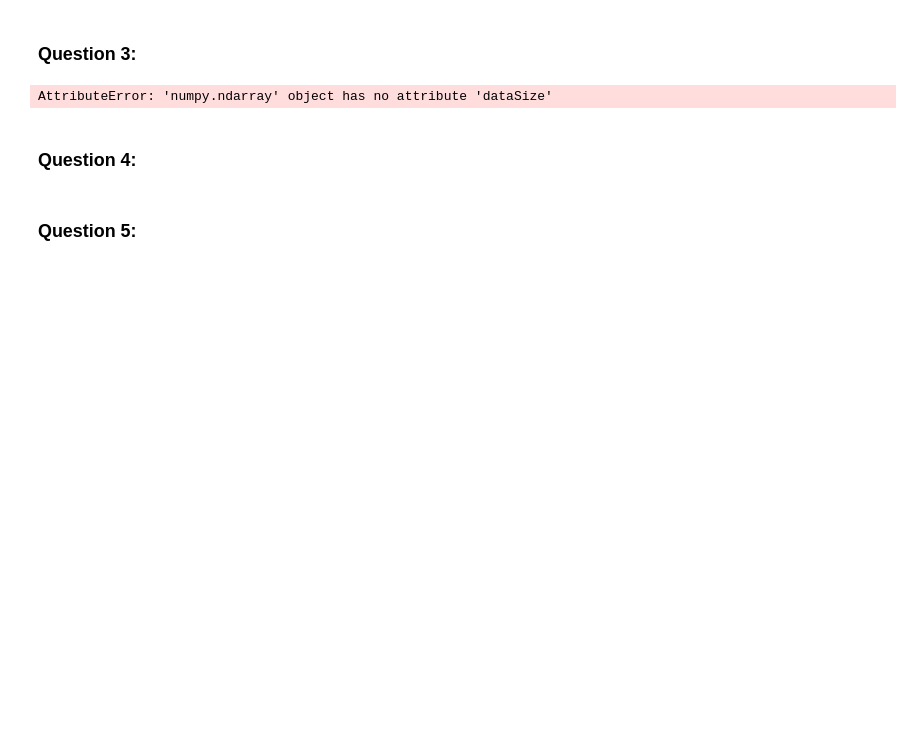
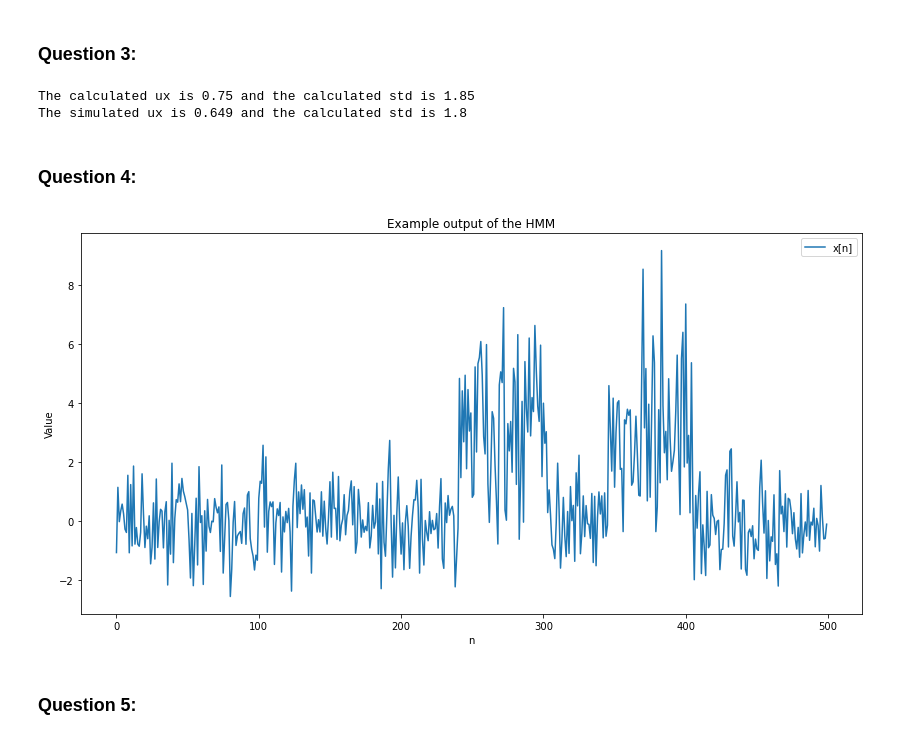
Before and after one commit to TerenceDeng/FEO3274, a Jupyter notebook: Assignment_1_EQ2341/EQ2341_Assignment_1.ipynb, the cells around one changed output. Cells and saved outputs as stored; diff of their text form; code cells hidden in the pictures; blank space fills up the shorter version.

```diff
--- a/Assignment_1_EQ2341/EQ2341_Assignment_1.ipynb
+++ b/Assignment_1_EQ2341/EQ2341_Assignment_1.ipynb
@@ -104,14 +104,46 @@ mc.rand(10000)
 array([[1, 1, 1, ..., 0, 0, 0]])
 # %% [markdown]
 ### Question 3:
-# %%
-mc=MarkovChain(np.asarray([0.75,0.25]),np.asarray([[0.99,0.01],[0.03,0.97]]))
-distributions=
-hmm=HMM(mc,distributions)
-hmm.rand(10000)
-# %% [output]
-AttributeError: 'numpy.ndarray' object has no attribute 'dataSize'
+# %%
+u1=0;u2=3;std1=1;std2=2;
+P_f=np.array([0.75,0.25])
+ux=u1*P_f[0]+u2*P_f[1];
+Ez_varx=std1**2*P_f[0]+std2**2*P_f[1];
+Varz_Ex=(u1**2*P_f[0]+u2**2*P_f[1]) - ux**2
+sigmax=np.sqrt(Ez_varx+Varz_Ex);
+# State generator
+
+mc = MarkovChain( np.array( [ 0.75, 0.25 ] ), np.array( [ [ 0.99, 0.01 ], [ 0.03, 0.97 ] ] ) )
+
+g1 = GaussD( means=[u1], stdevs=[std1] )   # Distribution for state = 1
+g2 = GaussD( means=[u2], stdevs=[std2] )   # Distribution for state = 2
+h  = HMM( mc, [g1, g2])                # The HMM
+x,s = h.rand(10000)
+print("The calculated ux is " + "{:.3g}".format(ux) + " and the calculated std is " + "{:.3g}".format(sigmax))
+print("The simulated ux is " + "{:.3g}".format(np.mean(x)) + " and the calculated std is " + "{:.3g}".format(np.std(x)))
+# %% [output]
+The calculated ux is 0.75 and the calculated std is 1.85
+The simulated ux is 0.649 and the calculated std is 1.8
 # %% [markdown]
 ### Question 4:
+# %%
+# State generator
+u1=0;u2=3;std1=1;std2=2;
+mc = MarkovChain( np.array( [ 0.75, 0.25 ] ), np.array( [ [ 0.99, 0.01 ], [ 0.03, 0.97 ] ] ) )
+
+g1 = GaussD( means=[u1], stdevs=[std1] )   # Distribution for state = 1
+g2 = GaussD( means=[u2], stdevs=[std2] )   # Distribution for state = 2
+h  = HMM( mc, [g1, g2])                # The HMM
+x,s = h.rand(500)
+n=np.arange(500)
+plt.figure(figsize=(14,7))
+plt.plot(n,x[0,:],label="x[n]")
+plt.xlabel("n")
+plt.ylabel("Value")
+plt.title("Example output of the HMM")
+plt.legend()
+plt.show()
+# %% [output]
+[figure, added]
 # %% [markdown]
 ### Question 5:
```
Also changed, not shown: parts of 5 cells of this notebook, 3 other files.
